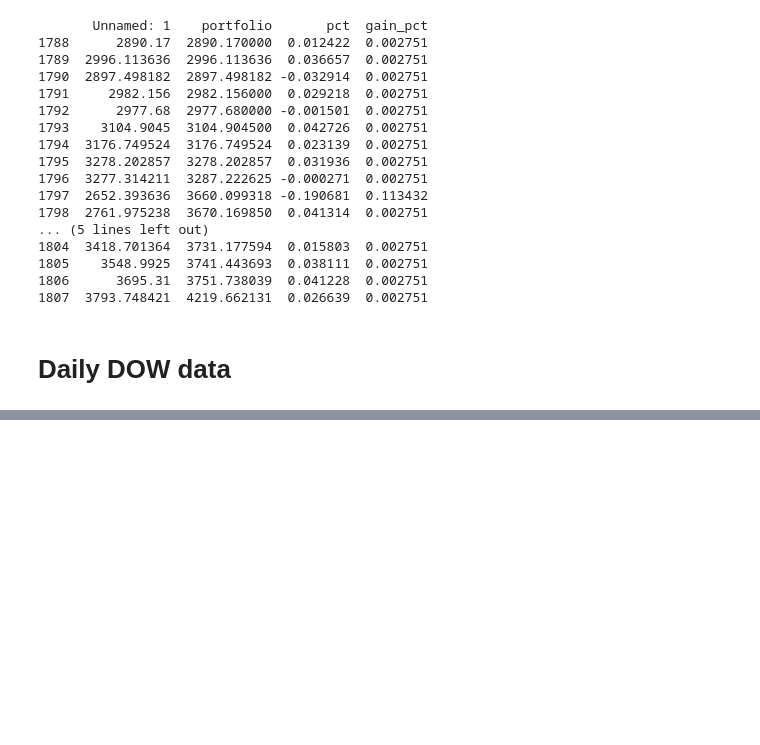
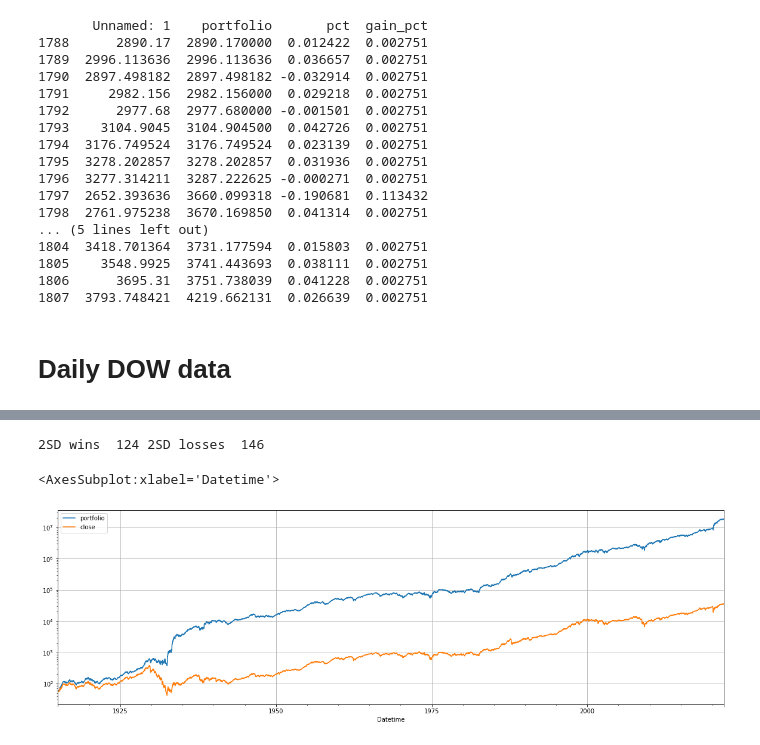
Before and after one commit to theashworld/optionsTinkering, a Jupyter notebook: options_barbell.ipynb, the cells around one changed output, grey strips where cells are left out. Saved outputs shown, nothing was run; the diff lists cells and outputs as text; code cells hidden in the pictures; blank space fills up the shorter version.

```diff
--- a/options_barbell.ipynb
+++ b/options_barbell.ipynb
@@ -1748,0 +460,15 @@ print(portfolioVal, len(pfList), len(dfnw))
+# %%
+print(
+    "2SD wins ",
+    len(weekly[(weekly["pct"] > winThreshold)]),
+    "2SD losses ",
+    len(weekly[(weekly["pct"] < -winThreshold)]),
+)
+# %% [output]
+2SD wins  124 2SD losses  146
+# %%
+weekly["portfolio"] = pfList
+weekly[['portfolio','close']].plot(figsize=(20,6), grid=True, logy=True)
+# %% [output]
+<AxesSubplot:xlabel='Datetime'>
+[figure, added]
```
Also changed, not shown: parts of 36 cells of this notebook.
